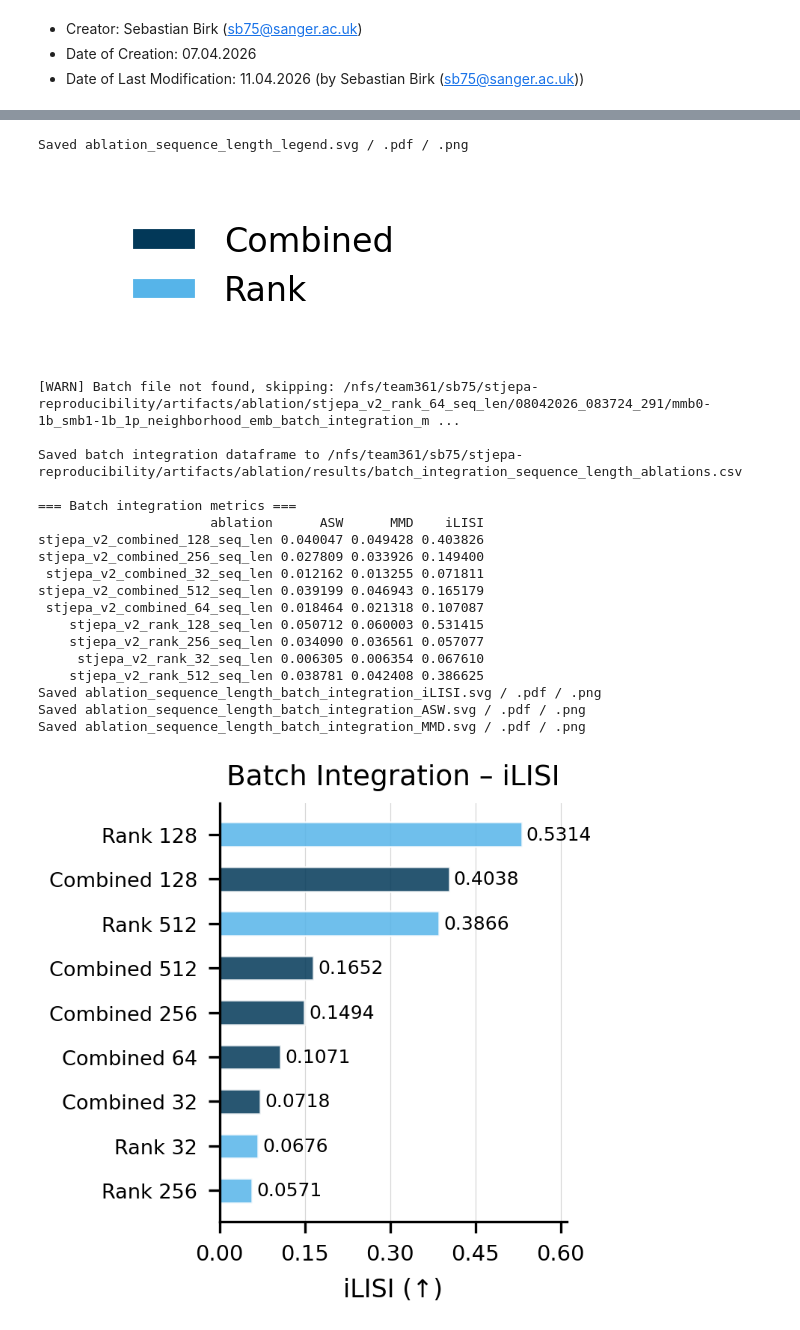
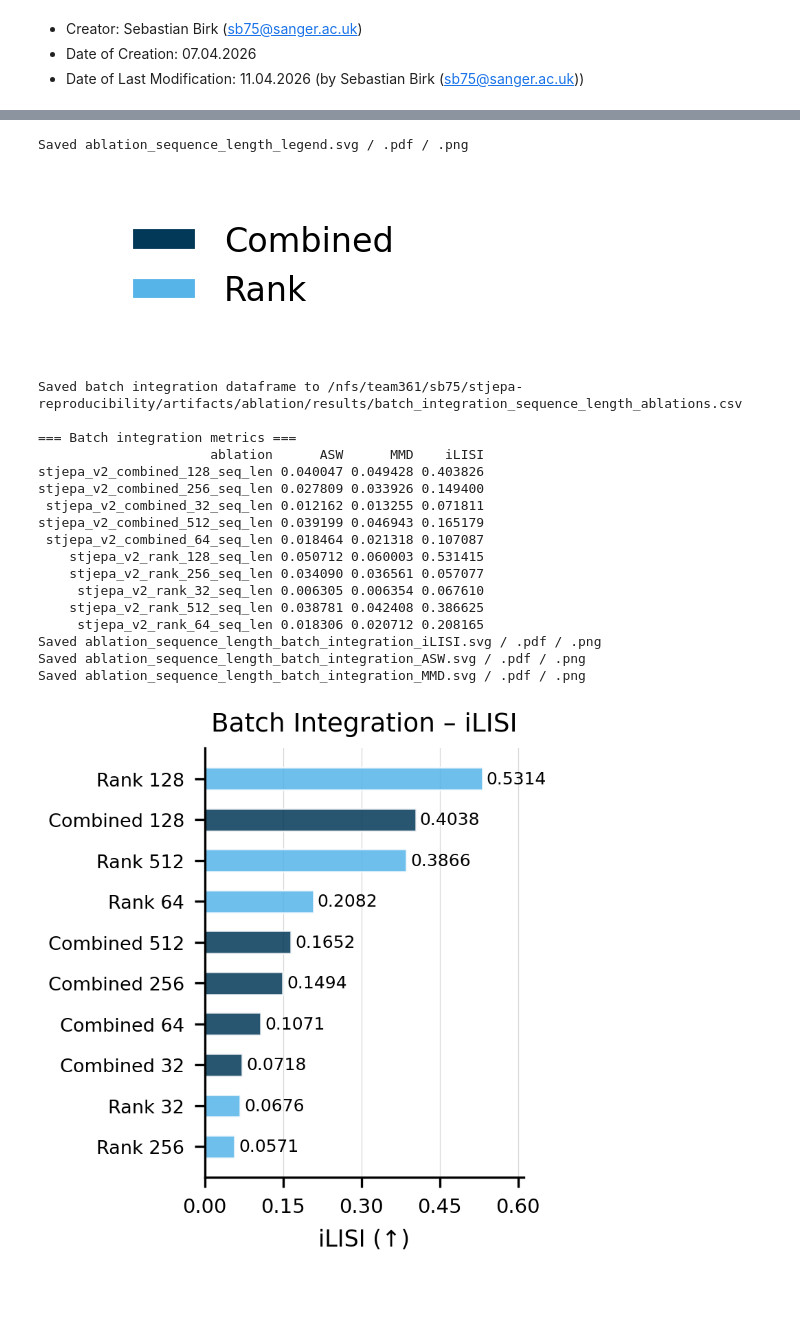
Before and after one commit to sebastianbirk/stjepa-reproducibility, a Jupyter notebook: analysis/mouse_ablation/sequence_length_comparison.ipynb, the cells around one changed output, grey strips where cells are left out. Drawn from its saved outputs; the diff is of its cells as text; code cells hidden in the pictures; blank space fills up the shorter version.

Commit message:
Update ablation notebooks

```diff
--- a/analysis/mouse_ablation/sequence_length_comparison.ipynb
+++ b/analysis/mouse_ablation/sequence_length_comparison.ipynb
@@ -21,7 +21,7 @@ ablation_timestamp_pairs = [
     ("stjepa_v2_combined_256_seq_len", "11042026_013748_814"),
     ("stjepa_v2_combined_512_seq_len", "09042026_030229_805"),
     ("stjepa_v2_rank_32_seq_len",      "08042026_230334_515"),
-    ("stjepa_v2_rank_64_seq_len",      "08042026_083724_291"),
+    ("stjepa_v2_rank_64_seq_len",      "09042026_115045_337"),
     ("stjepa_v2_rank_128_seq_len",     "09042026_022225_041"),
     ("stjepa_v2_rank_256_seq_len",     "08042026_132634_412"),
     ("stjepa_v2_rank_512_seq_len",     "08042026_232435_439"),
@@ -350,21 +350,20 @@ Saved ablation_sequence_length_niche_ARI_comparison.svg / .pdf / .png
 Saved ablation_sequence_length_legend.svg / .pdf / .png
 [figure]
-[WARN] Batch file not found, skipping: /nfs/team361/sb75/stjepa-reproducibility/artifacts/ablation/stjepa_v2_rank_64_seq_len/08042026_083724_291/mmb0-1b_smb1-1b_1p_neighborhood_emb_batch_integration_m ...
-
 Saved batch integration dataframe to /nfs/team361/sb75/stjepa-reproducibility/artifacts/ablation/results/batch_integration_sequence_length_ablations.csv
 
 === Batch integration metrics ===
                       ablation      ASW      MMD    iLISI
 stjepa_v2_combined_128_seq_len 0.040047 0.049428 0.403826
 stjepa_v2_combined_256_seq_len 0.027809 0.033926 0.149400
  stjepa_v2_combined_32_seq_len 0.012162 0.013255 0.071811
 stjepa_v2_combined_512_seq_len 0.039199 0.046943 0.165179
  stjepa_v2_combined_64_seq_len 0.018464 0.021318 0.107087
     stjepa_v2_rank_128_seq_len 0.050712 0.060003 0.531415
     stjepa_v2_rank_256_seq_len 0.034090 0.036561 0.057077
      stjepa_v2_rank_32_seq_len 0.006305 0.006354 0.067610
     stjepa_v2_rank_512_seq_len 0.038781 0.042408 0.386625
+     stjepa_v2_rank_64_seq_len 0.018306 0.020712 0.208165
 Saved ablation_sequence_length_batch_integration_iLISI.svg / .pdf / .png
 Saved ablation_sequence_length_batch_integration_ASW.svg / .pdf / .png
 Saved ablation_sequence_length_batch_integration_MMD.svg / .pdf / .png
-[figure, old version]
+[figure, new version]
```
Also changed, not shown: parts of 1 cell of this notebook, 6 other files.
